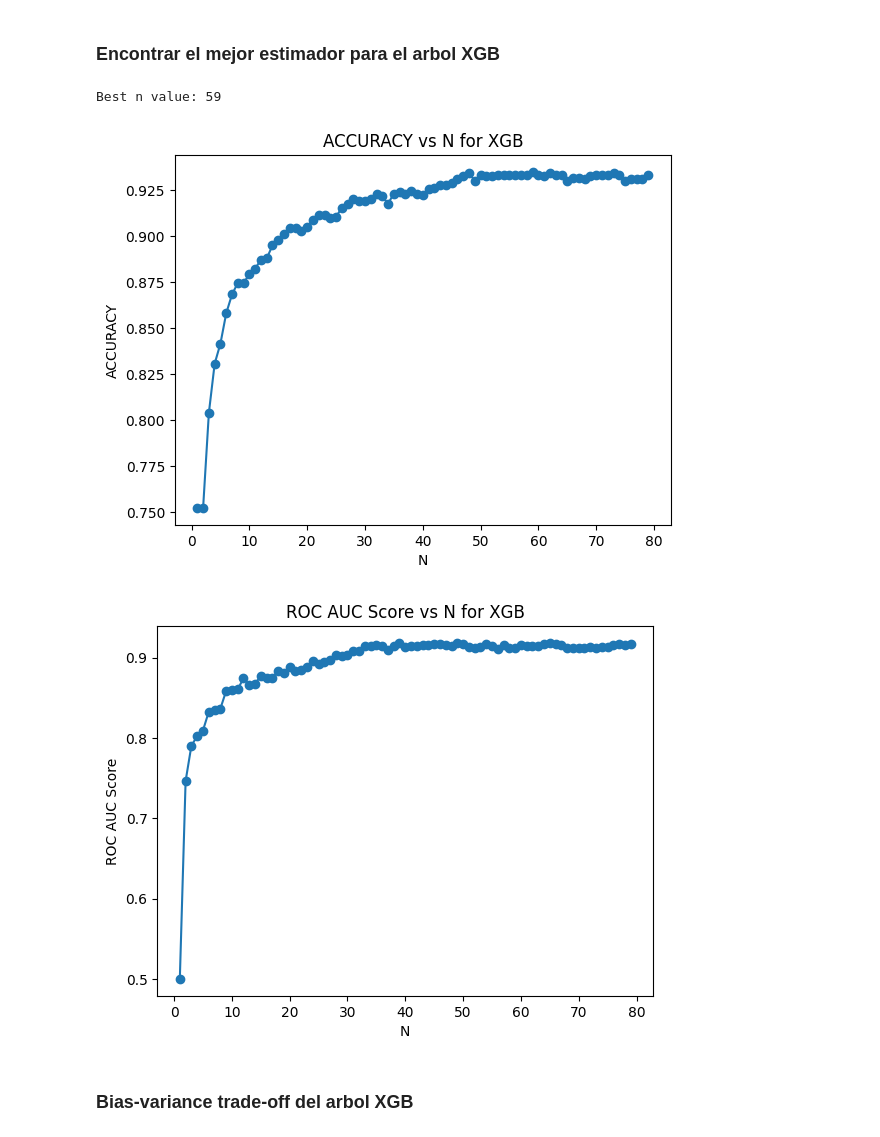
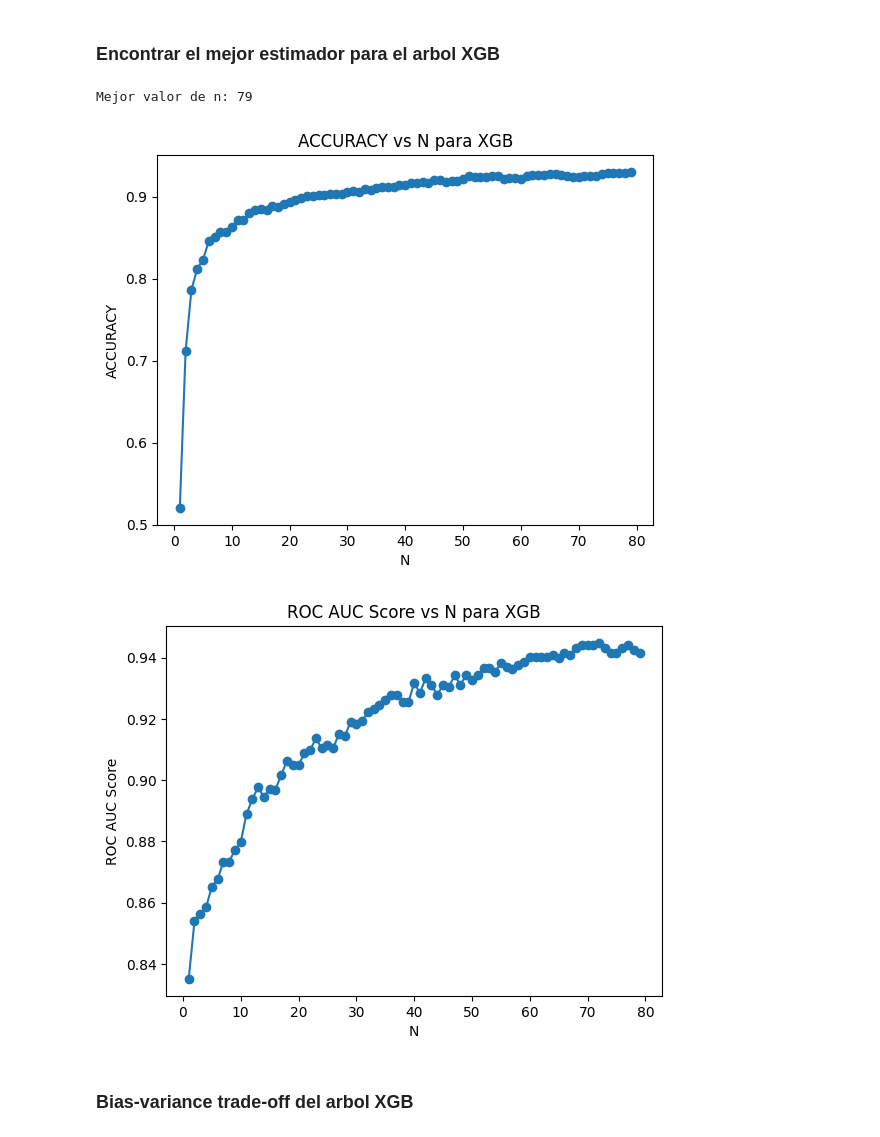
Before and after one commit to MatiasdeBuren/Final-Modelos-y-Simulacion, a Jupyter notebook: modelosFinal.ipynb, the cells around one changed output. Cells and saved outputs as stored; diff of their text form; code cells hidden in the pictures.

```diff
--- a/modelosFinal.ipynb
+++ b/modelosFinal.ipynb
@@ -412,6 +407,7 @@ def precision(tp, tn, fp, fn):
 def fpr(tp, tn, fp, fn):
   return fp / (fp + tn)
 
-threshold = 70
-#print(y)
+threshold = 68
 y_boolean = (y >= threshold).astype(int)
+print("Positive class: ", sum(y_boolean))
+print("Negative class: ", len(y_boolean) - sum(y_boolean))
@@ -643,21 +649,18 @@ X_train, X_test, y_train, y_test = train_test_split(X, y_boolean, test_size=0.2,
 
 train_error = []
 test_error = []
-roc_auc_scores = []
 for i in range(1,40):
   model = tree.DecisionTreeClassifier(max_depth=i).fit(X_train, y_train)
   train_error.append(1 - model.score(X_train, y_train))
   test_error.append(1 - model.score(X_test, y_test))
-  roc_auc_scores.append(roc_auc_score(y_test, classify(model, X_test, 0.7)))
 print(min(test_error), np.argmin(test_error)+1)
 print(min(train_error), np.argmin(train_error)+1)
 plt.figure(figsize=(10, 6))
 plt.plot(np.arange(start=0, stop=len(train_error)), train_error, label='Training Error')
 plt.plot(np.arange(start=0, stop=len(test_error)), test_error, label='Testing Error')
-#plt.plot(np.arange(start=0, stop=len(roc_auc_scores)), roc_auc_scores, label='ROC AUC Score')
-plt.xlabel('Tree Depth')
+plt.xlabel('Profundidad del arbol')
 plt.ylabel('Error')
-plt.title('Bias-Variance Trade-off in Decision Tree Classifier')
+plt.title('Bias-Variance Trade-off en Decision Tree Classifier')
 plt.legend()
 
 plt.show()
@@ -798,19 +801,16 @@ R2 adjusted:  0.22458369332937989
 x_train, x_test, y_train, y_test = train_test_split(X, y_boolean, test_size=0.2, random_state=42)
 train_error = []
 test_error = []
-roc_auc_scores = []
 for i in range(1,20):
   model = RandomForestClassifier(max_depth=i).fit(x_train, y_train)
   train_error.append(1 - model.score(x_train, y_train))
   test_error.append(1 - model.score(x_test, y_test))
-  roc_auc_scores.append(roc_auc_score(y_test, classify(model, x_test, 0.7)))
 print(min(test_error), np.argmin(test_error)+1)
 print(min(train_error), np.argmin(train_error)+1)
 plt.figure(figsize=(10, 6))
 plt.plot(np.arange(start=0, stop=len(train_error)), train_error, label='Training Error')
 plt.plot(np.arange(start=0, stop=len(test_error)), test_error, label='Testing Error')
-#plt.plot(np.arange(start=0, stop=len(roc_auc_scores)), roc_auc_scores, label='ROC AUC Score')
-plt.xlabel('Tree Depth')
+plt.xlabel('Profundidad del arbol')
 plt.ylabel('Error')
-plt.title('Bias-Variance Trade-off in Random Forest Classifier')
+plt.title('Bias-Variance Trade-off en Random Forest Classifier')
 # %% [output]
@@ -822,7 +822,7 @@ Text(0.5, 1.0, 'Bias-Variance Trade-off in Random Forest Classifier')
 ### Matriz de confusion para el Random Forest Tree
 # %%
 RandomForestTree = RandomForestClassifier(max_depth=18, n_estimators=23).fit(x_train, y_train)
-y_pred = classify(RandomForestTree, x_test, 0.7)
+y_pred = classify(RandomForestTree, x_test, 0.68)
 
 tn, fn, fp, tp = cm(y_pred, y_test)
 
@@ -833,7 +833,7 @@ RandomForestTreePrecision = precision(tp, tn, fp, fn)
 RandomForestTreeFpr = fpr(tp, tn, fp, fn)
 
 
-print("Confusion Matrix:")
+print("Matriz de Confusion:")
 print(f"              Actual 0       Actual 1")
 print(f"Predicted 1     {fp}            {tp}")
 print(f"Predicted 0     {tn}             {fn}")
@@ -882,41 +882,40 @@ x_train, x_test, y_train, y_test = train_test_split(X, y_boolean, test_size=0.2,
 
 def findBestN(X, y, n_values):
     accuracy_scores = []
     roc_auc_scores = []
     for n in n_values:
         model = xgb.XGBClassifier(n_estimators=n)
         model.fit(x_train, y_train)
-        tn,fn,fp, tp  = cm( classify(model, x_test, 0.7), y_test)
+        tn,fn,fp, tp  = cm( classify(model, x_test, 0.68), y_test)
         accuracyScore = accuracy(tp, tn, fp, fn)
         accuracy_scores.append(accuracyScore)
 
-        # Calcular ROC AUC manualmente
         roc_auc = roc_auc_score(y_test, model.predict(x_test))
         roc_auc_scores.append(roc_auc)
 
     best_n = n_values[np.argmax(accuracy_scores)]
     return best_n, accuracy_scores, roc_auc_scores
 
 n_values = np.arange(1, 80, 1)
 best_n, accur, roc_auc_scores = findBestN(X, y_boolean, n_values)
-print(f'Best n value: {best_n}')
+print(f'Mejor valor de n: {best_n}')
 
 
 plt.plot(n_values, accur, marker='o')
 plt.xlabel('N')
 plt.ylabel('ACCURACY')
-plt.title('ACCURACY vs N for XGB')
+plt.title('ACCURACY vs N para XGB')
 plt.show()
 
 plt.plot(n_values, roc_auc_scores, marker='o')
 plt.xlabel('N')
 plt.ylabel('ROC AUC Score')
-plt.title('ROC AUC Score vs N for XGB')
+plt.title('ROC AUC Score vs N para XGB')
 plt.show()
 # %% [output]
-Best n value: 59
+Mejor valor de n: 79
-[figure, old version]
+[figure, new version]
-[figure, old version]
+[figure, new version]
 # %% [markdown]
 ### Bias-variance trade-off del arbol XGB
 # %%
```
Also changed, not shown: parts of 32 cells of this notebook.
